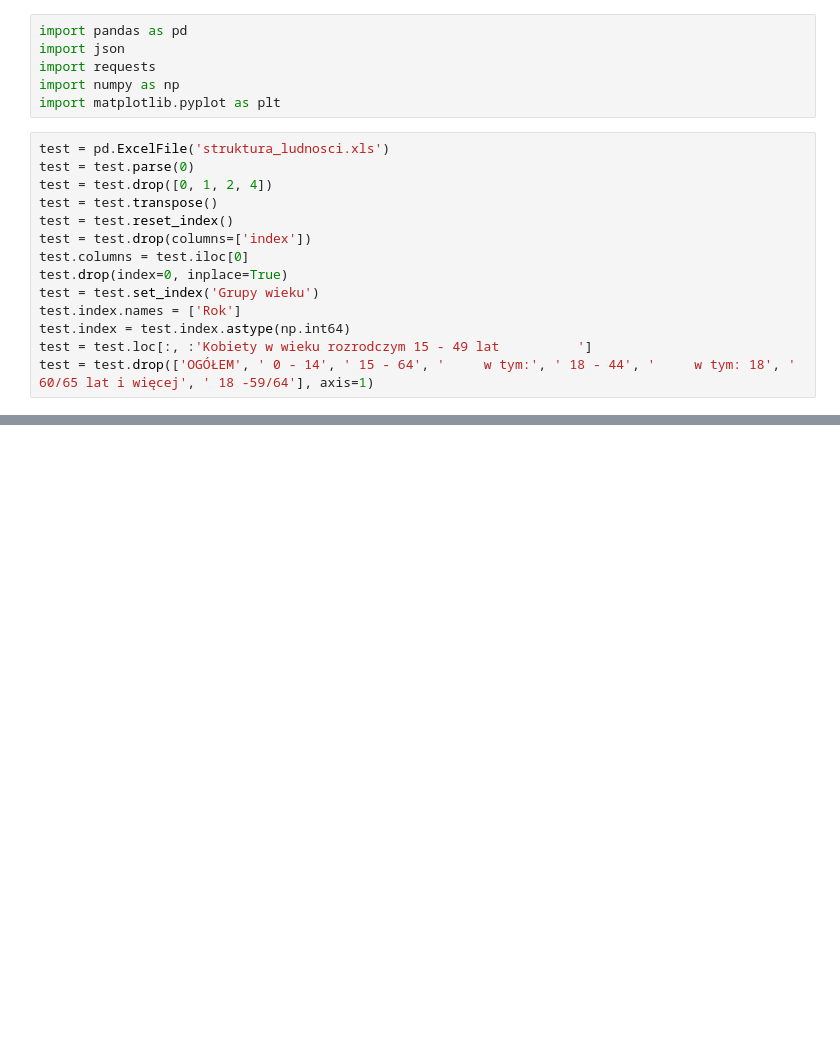
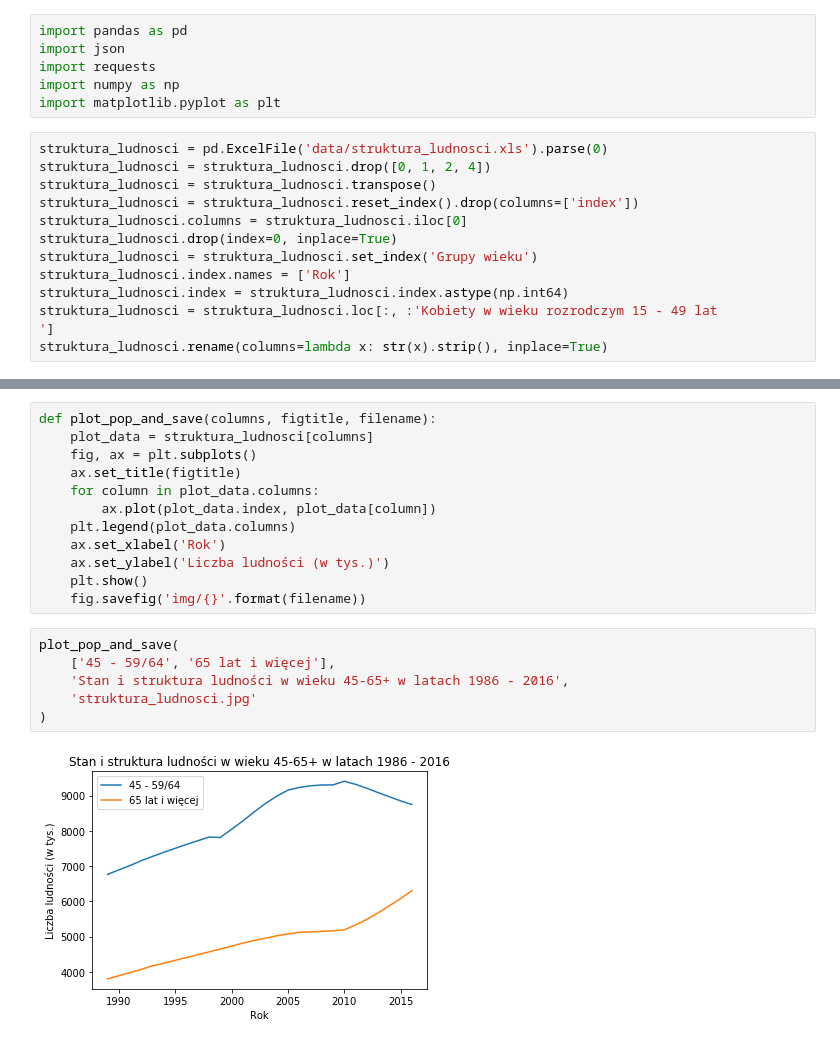
Before and after one commit to marcinsola/CDV_Data_Science, a Jupyter notebook: II/Wstep_do_Big_Data_w_ekonomii/projekt_zaliczeniowy/code.ipynb, the cells around one changed output, grey strips where cells are left out. Drawn from its saved outputs; the diff is of its cells as text; blank space fills up the shorter version.

```diff
--- a/II/Wstep_do_Big_Data_w_ekonomii/projekt_zaliczeniowy/code.ipynb
+++ b/II/Wstep_do_Big_Data_w_ekonomii/projekt_zaliczeniowy/code.ipynb
@@ -5,16 +9,14 @@ import requests
 import numpy as np
 import matplotlib.pyplot as plt
 # %%
-test = pd.ExcelFile('struktura_ludnosci.xls')
-test = test.parse(0)
-test = test.drop([0, 1, 2, 4])
-test = test.transpose()
-test = test.reset_index()
-test = test.drop(columns=['index'])
-test.columns = test.iloc[0]
-test.drop(index=0, inplace=True)
-test = test.set_index('Grupy wieku')
-test.index.names = ['Rok']
-test.index = test.index.astype(np.int64)
-test = test.loc[:, :'Kobiety w wieku rozrodczym 15 - 49 lat          ']
-test = test.drop(['OGÓŁEM', ' 0 - 14', ' 15 - 64', '     w tym:', ' 18 - 44', '     w tym: 18', ' 60/65 lat i więcej', ' 18 -59/64'], axis=1)
+struktura_ludnosci = pd.ExcelFile('data/struktura_ludnosci.xls').parse(0)
+struktura_ludnosci = struktura_ludnosci.drop([0, 1, 2, 4])
+struktura_ludnosci = struktura_ludnosci.transpose()
+struktura_ludnosci = struktura_ludnosci.reset_index().drop(columns=['index'])
+struktura_ludnosci.columns = struktura_ludnosci.iloc[0]
+struktura_ludnosci.drop(index=0, inplace=True)
+struktura_ludnosci = struktura_ludnosci.set_index('Grupy wieku')
+struktura_ludnosci.index.names = ['Rok']
+struktura_ludnosci.index = struktura_ludnosci.index.astype(np.int64)
+struktura_ludnosci = struktura_ludnosci.loc[:, :'Kobiety w wieku rozrodczym 15 - 49 lat          ']
+struktura_ludnosci.rename(columns=lambda x: str(x).strip(), inplace=True)
@@ -132,0 +23,20 @@ ValueError: Unknown projection '3d'
+# %%
+def plot_pop_and_save(columns, figtitle, filename):
+    plot_data = struktura_ludnosci[columns]
+    fig, ax = plt.subplots()
+    ax.set_title(figtitle)
+    for column in plot_data.columns:
+        ax.plot(plot_data.index, plot_data[column])
+    plt.legend(plot_data.columns)
+    ax.set_xlabel('Rok')
+    ax.set_ylabel('Liczba ludności (w tys.)')
+    plt.show()
+    fig.savefig('img/{}'.format(filename))
+# %%
+plot_pop_and_save(
+    ['45 - 59/64', '65 lat i więcej'],
+    'Stan i struktura ludności w wieku 45-65+ w latach 1986 - 2016',
+    'struktura_ludnosci.jpg'
+)
+# %% [output]
+[figure, added]
```
Also changed, not shown: parts of 18 cells of this notebook, 22 other files.
